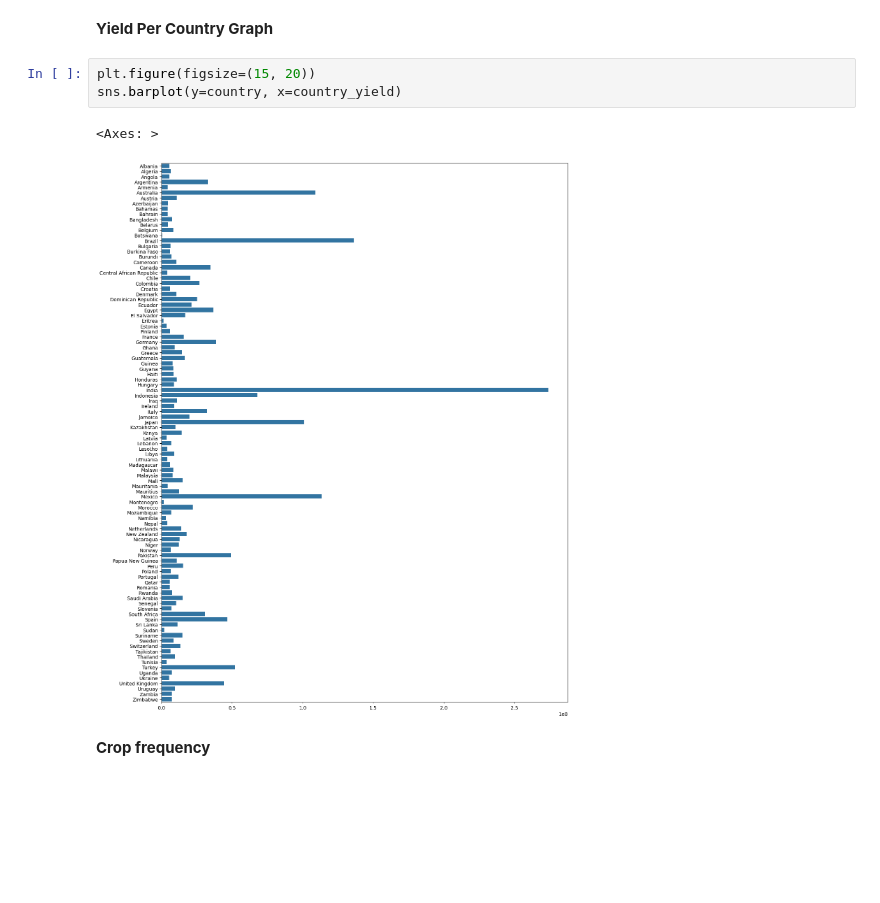
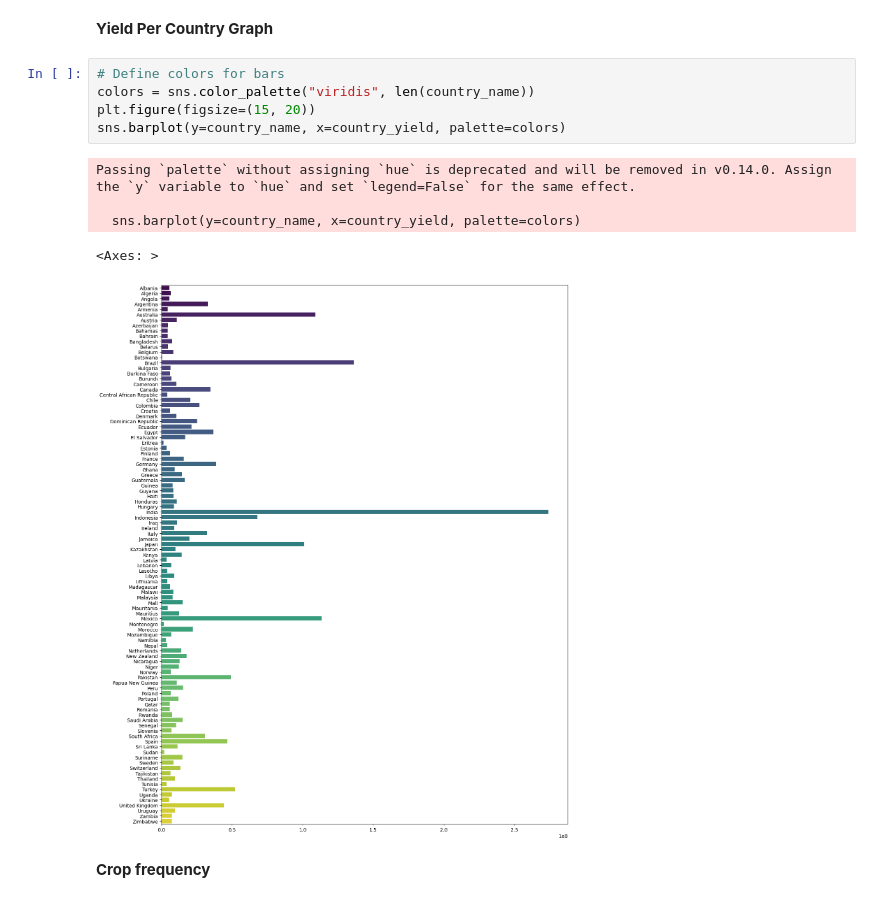
Before and after one commit to karankumbhar47/Crop-Recommendation-system, a Jupyter notebook: src/Notebooks/CropYield-Prediction.ipynb, the cells around one changed output. Drawn from its saved outputs; the diff is of its cells as text; blank space fills up the shorter version.

```diff
--- a/src/Notebooks/CropYield-Prediction.ipynb
+++ b/src/Notebooks/CropYield-Prediction.ipynb
@@ -435,11 +447,16 @@ yield_per_country
 # %% [markdown]
 **Yield Per Country Graph**
 # %%
+# Define colors for bars
+colors = sns.color_palette("viridis", len(country_name))
 plt.figure(figsize=(15, 20))
-sns.barplot(y=country, x=country_yield)
+sns.barplot(y=country_name, x=country_yield, palette=colors)
 # %% [output]
-<Axes: >
+Passing `palette` without assigning `hue` is deprecated and will be removed in v0.14.0. Assign the `y` variable to `hue` and set `legend=False` for the same effect.
+
+  sns.barplot(y=country_name, x=country_yield, palette=colors)
+<Axes: >
-[figure, old version]
+[figure, new version]
 # %% [markdown]
 **Crop frequency**
 # %%
```
Also changed, not shown: parts of 13 cells of this notebook, 7 other files.
